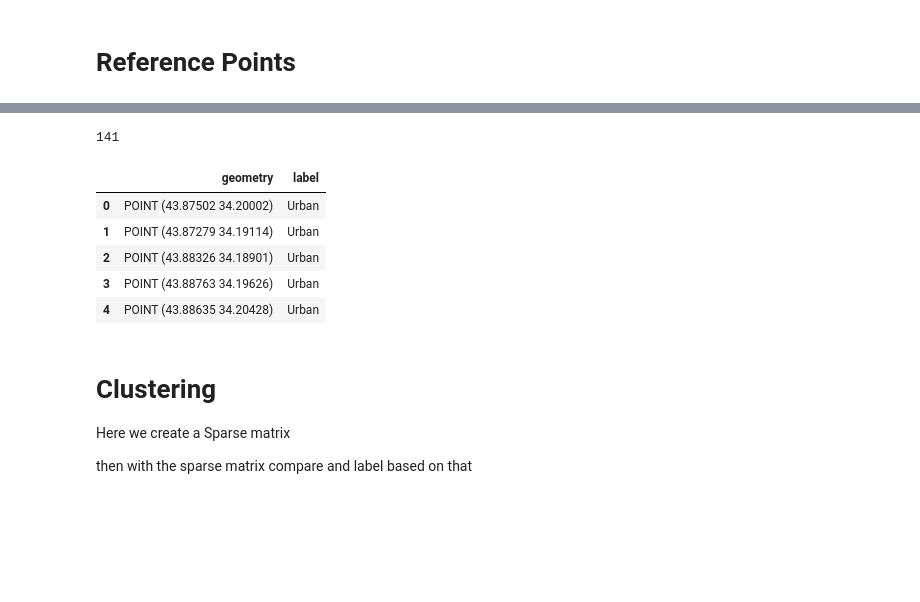
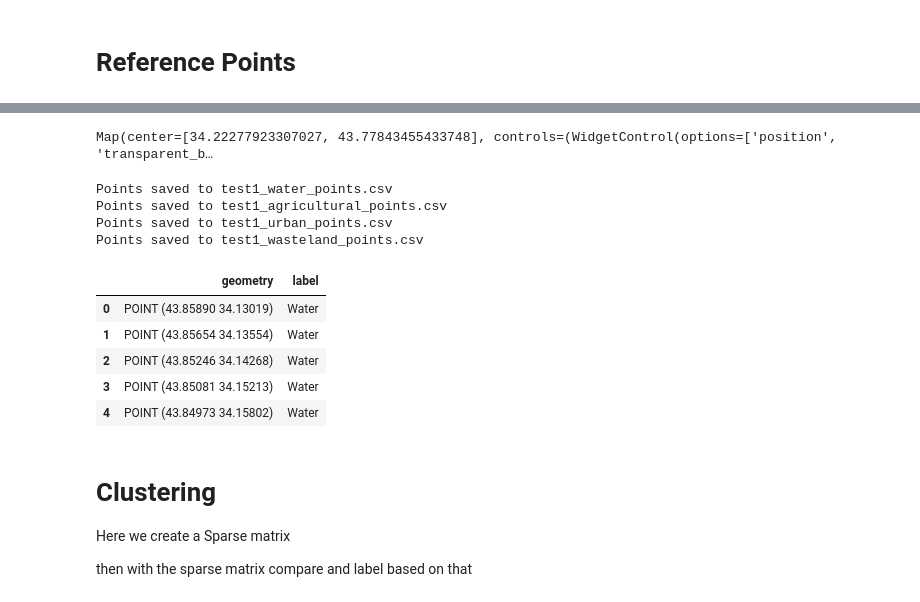
Before and after one commit to JamesChamberlainw/heritage-monitoring-kit, a Jupyter notebook: generate_map.ipynb, the cells around one changed output, grey strips where cells are left out. Drawn from its saved outputs; the diff is of its cells as text; code cells hidden in the pictures; blank space fills up the shorter version.

```diff
--- a/generate_map.ipynb
+++ b/generate_map.ipynb
@@ -67,7 +80,7 @@ m
 # %% [output]
 Map(center=[34.340989, 43.823543], controls=(WidgetControl(options=['position', 'transparent_bg'], widget=Sear…
 # %%
-def create_subregions(chunks, sift_percentage=0.5):
+def create_subregions(chunks, sift_percentage_lon=0.5, sift_percentage_lat=0.415):
     """
         Shifts all polygons to 8 positions based on half the length in longitude and latitude, to create subregions - one for each direction from the center.
 
@@ -88,18 +101,30 @@ def create_subregions(chunks, sift_percentage=0.5):
     length_lon = abs(top_points[0][0] - top_points[1][0])
 
     # calculate the shift amount
-    shift_amount = length_lon * sift_percentage
+    shift_amount_lon = length_lon * sift_percentage_lon
+    shift_amount_lat = length_lon * sift_percentage_lat
 
     shift_directions = {
-        "left": (-shift_amount, 0),
-        "right": (shift_amount, 0),
-        "up": (0, shift_amount),
-        "down": (0, -shift_amount),
-        "top_left": (-shift_amount, shift_amount),
-        "top_right": (shift_amount, shift_amount),
-        "bottom_left": (-shift_amount, -shift_amount),
-        "bottom_right": (shift_amount, -shift_amount),
+        "left": (-shift_amount_lon, 0),
+        "right": (shift_amount_lon, 0),
+        "up": (0, shift_amount_lat),
+        "down": (0, -shift_amount_lat),
+        "top_left": (-shift_amount_lon, shift_amount_lat),
+        "top_right": (shift_amount_lon, shift_amount_lat),
+        "bottom_left": (-shift_amount_lon, -shift_amount_lat),
+        "bottom_right": (shift_amount_lon, -shift_amount_lat),
     }
+
+    # shift_directions = {
+    #     "left": (-shift_amount_lon, 0),
+    #     "right": (shift_amount_lon, 0),
+    #     "up": (0, shift_amount_lon),
+    #     "down": (0, -shift_amount_lon),
+    #     "top_left": (-shift_amount_lon, shift_amount_lon),
+    #     "top_right": (shift_amount_lon, shift_amount_lon),
+    #     "bottom_left": (-shift_amount_lon, -shift_amount_lon),
+    #     "bottom_right": (shift_amount_lon, -shift_amount_lon),
+    # }
 
     subregions = []
 
@@ -208,6 +233,7 @@ def gen_basemap(basemap_url=None, aoi=gpd.GeoDataFrame(), polygons=None):
 urban_map = gen_basemap(basemap_url, aoi=chunks)
 agricultural_map = gen_basemap(basemap_url, aoi=chunks)
 water_map = gen_basemap(basemap_url, aoi=chunks)
+wasteland_map = gen_basemap(basemap_url, aoi=chunks)
 # wasteland_map = geemap.Map()
 # %%
 urban_map
@@ -225,24 +251,50 @@ Map(center=[34.223846605905464, 43.91319768371038], controls=(WidgetControl(opti
+# %%
+wasteland_map
+# %% [output]
+Map(center=[34.22277923307027, 43.77843455433748], controls=(WidgetControl(options=['position', 'transparent_b…
 # %%
 # convert to labelled points in GeoDataFrame
 
 water_points = collect_points_from_geemap(water_map, label="Water")
 agricultural_points = collect_points_from_geemap(agricultural_map, label="Agricultural")
 urban_points = collect_points_from_geemap(urban_map, label="Urban")
+wasteland_map = collect_points_from_geemap(wasteland_map, label="Wasteland")
+# %%
+def save_points_to_csv(points, filename):
+    points.to_csv(filename, index=False)
+    print(f"Points saved to {filename}")
+
+def load_points_from_csv(dir):
+    try:
+        points = gpd.read_file(dir)
+        print(f"Points loaded from {dir}")
+        return points
+    except Exception as e:
+        print(f"Error loading points from {dir}: {e}")
+        return gpd.GeoDataFrame(columns=["geometry", "label"], geometry="geometry")
+
+save_points_to_csv(water_points, "test1_water_points.csv")
+save_points_to_csv(agricultural_points, "test1_agricultural_points.csv")
+save_points_to_csv(urban_points, "test1_urban_points.csv")
+save_points_to_csv(wasteland_map, "test1_wasteland_points.csv")
+# %% [output]
+Points saved to test1_water_points.csv
+Points saved to test1_agricultural_points.csv
+Points saved to test1_urban_points.csv
+Points saved to test1_wasteland_points.csv
 # %%
 # merge into one GeoDataFrame
-points_list = [water_points, agricultural_points, urban_points]
+points_list = [water_points, agricultural_points, urban_points, wasteland_map]
 labels = pd.concat(points_list, ignore_index=True)
-# %% [output]
-141
 # %%
-urban_points.head()
+labels.head()
 # %% [output]
 |  | geometry | label |
-| 0 | POINT (43.87502 34.20002) | Urban |
-| 1 | POINT (43.87279 34.19114) | Urban |
-| 2 | POINT (43.88326 34.18901) | Urban |
-| 3 | POINT (43.88763 34.19626) | Urban |
-| 4 | POINT (43.88635 34.20428) | Urban |
+| 0 | POINT (43.85890 34.13019) | Water |
+| 1 | POINT (43.85654 34.13554) | Water |
+| 2 | POINT (43.85246 34.14268) | Water |
+| 3 | POINT (43.85081 34.15213) | Water |
+| 4 | POINT (43.84973 34.15802) | Water |
 # %% [markdown]
 # Clustering
 Here we create a Sparse matrix
```
Also changed, not shown: parts of 30 cells of this notebook.
